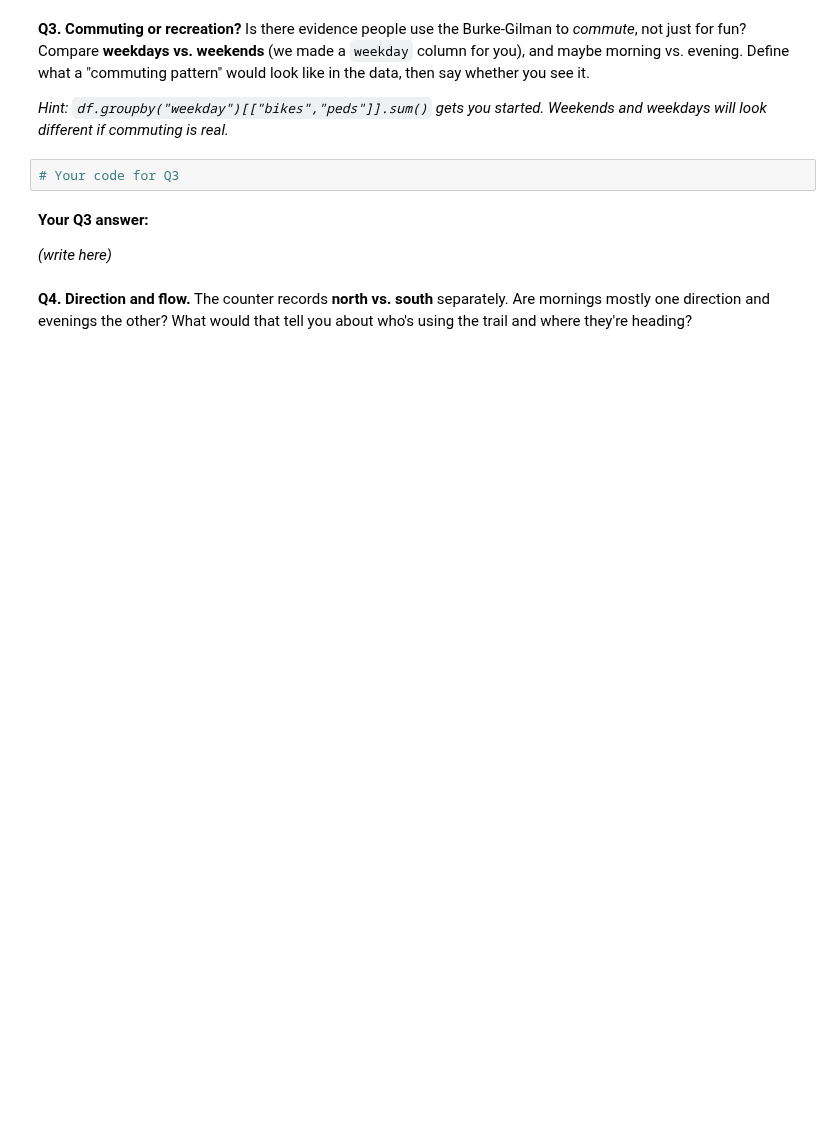
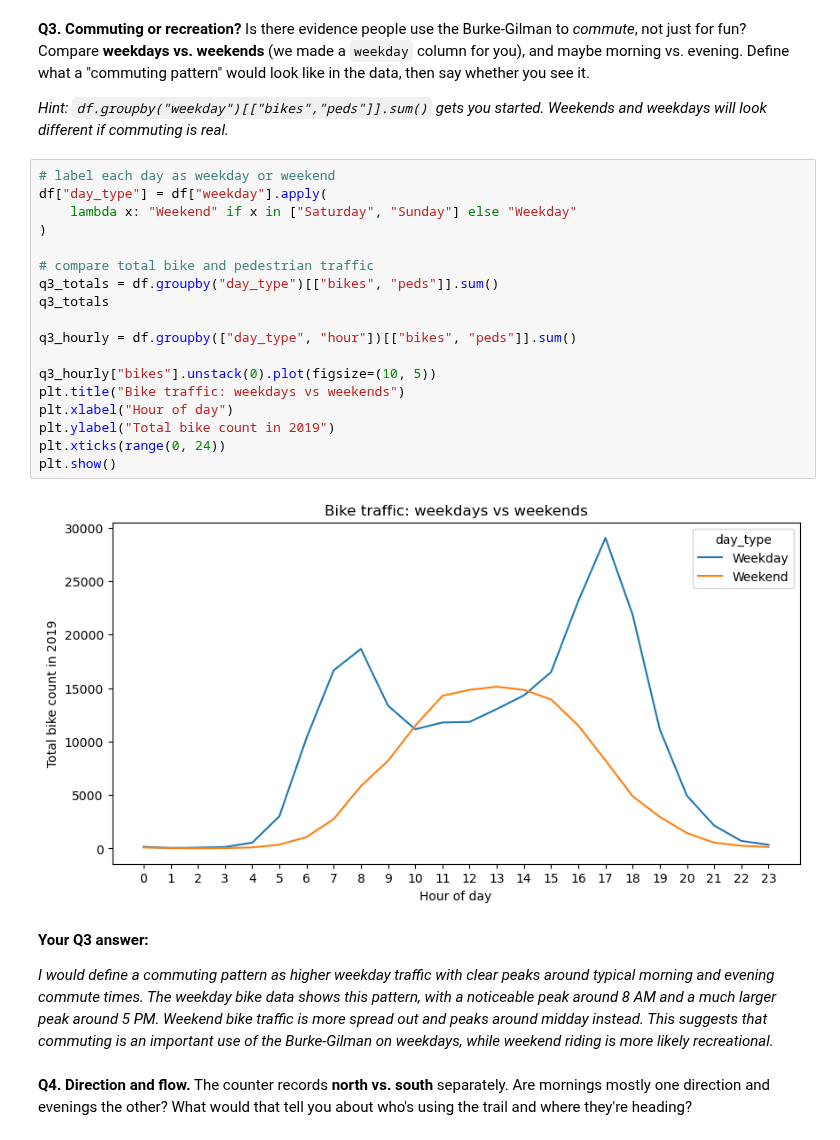
Before and after one commit to lainiehendricks/hcde-410, a Jupyter notebook: A1/A1.ipynb, the cells around one changed output. Drawn from its saved outputs; the diff is of its cells as text; blank space fills up the shorter version.

```diff
--- a/A1/A1.ipynb
+++ b/A1/A1.ipynb
@@ -120,11 +192,29 @@ Is there evidence people use the Burke-Gilman to *commute*, not just for fun? Co
 
 *Hint: `df.groupby("weekday")[["bikes","peds"]].sum()` gets you started. Weekends and weekdays will look different if commuting is real.*
 # %%
-# Your code for Q3
+# label each day as weekday or weekend
+df["day_type"] = df["weekday"].apply(
+    lambda x: "Weekend" if x in ["Saturday", "Sunday"] else "Weekday"
+)
+
+# compare total bike and pedestrian traffic
+q3_totals = df.groupby("day_type")[["bikes", "peds"]].sum()
+q3_totals
+
+q3_hourly = df.groupby(["day_type", "hour"])[["bikes", "peds"]].sum()
+
+q3_hourly["bikes"].unstack(0).plot(figsize=(10, 5))
+plt.title("Bike traffic: weekdays vs weekends")
+plt.xlabel("Hour of day")
+plt.ylabel("Total bike count in 2019")
+plt.xticks(range(0, 24))
+plt.show()
+# %% [output]
+[figure, added]
 # %% [markdown]
 **Your Q3 answer:**
 
-*(write here)*
+*I would define a commuting pattern as higher weekday traffic with clear peaks around typical morning and evening commute times. The weekday bike data shows this pattern, with a noticeable peak around 8 AM and a much larger peak around 5 PM. Weekend bike traffic is more spread out and peaks around midday instead. This suggests that commuting is an important use of the Burke-Gilman on weekdays, while weekend riding is more likely recreational.*
 # %% [markdown]
 **Q4. Direction and flow.**
 The counter records **north vs. south** separately. Are mornings mostly one direction and evenings the other? What would that tell you about who's using the trail and where they're heading?
```
Also changed, not shown: parts of 13 cells of this notebook, 1 other file.
